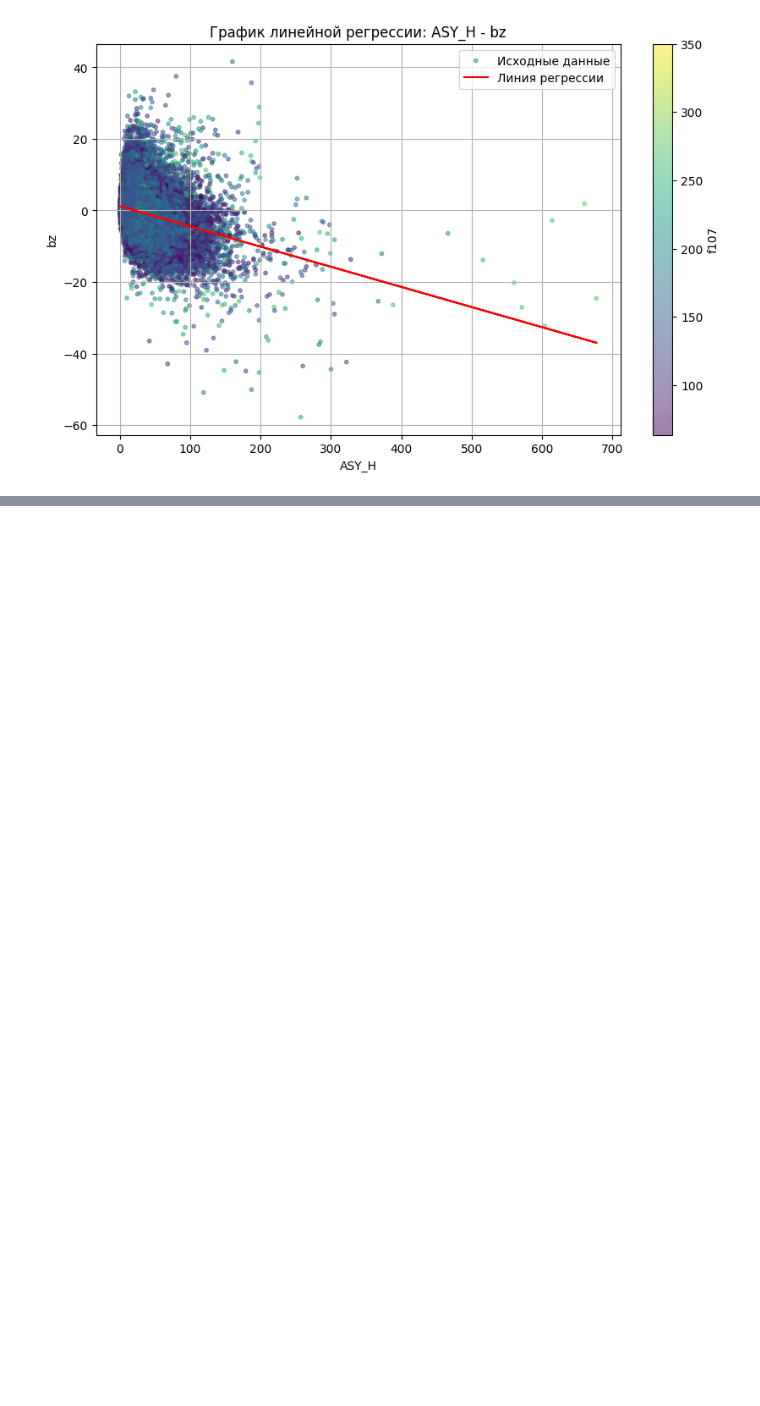
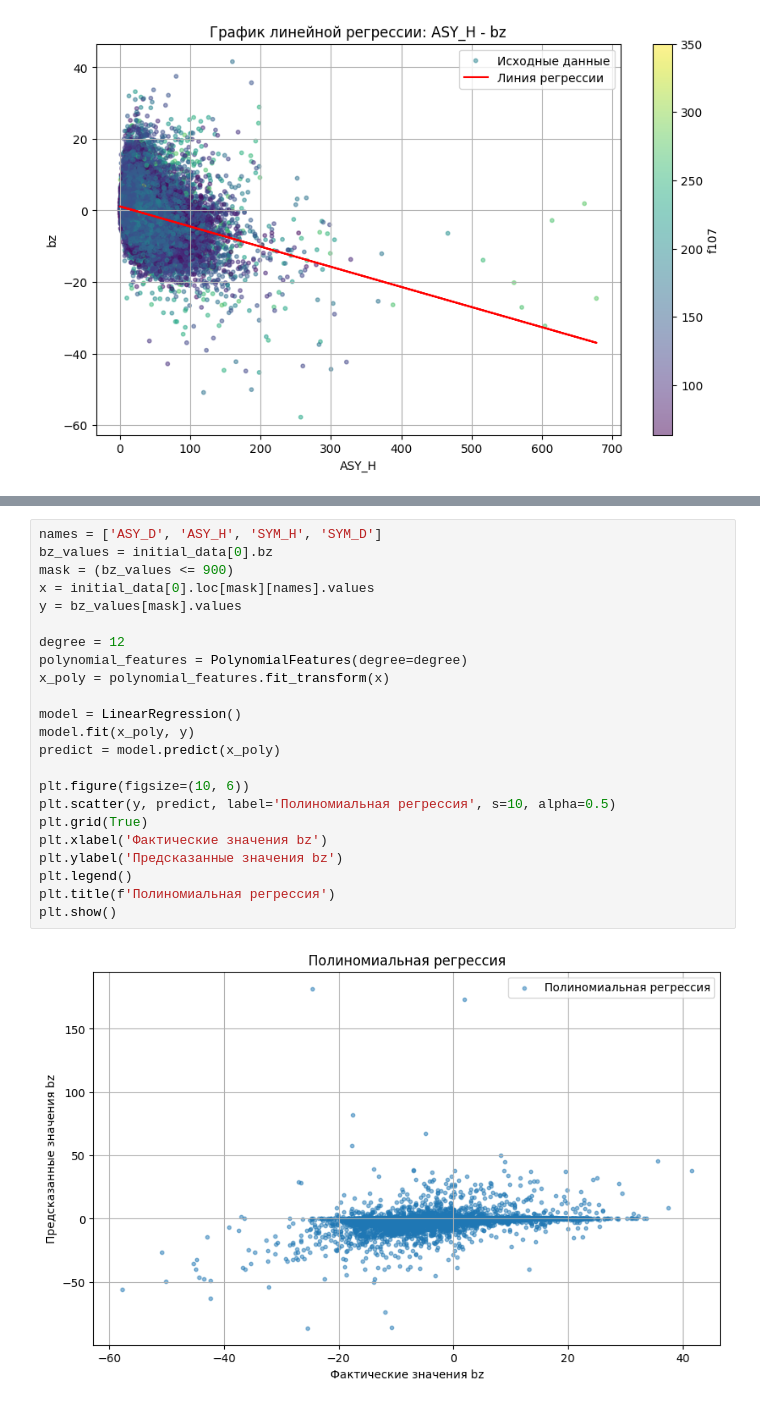
Before and after one commit to rkrwete/BigData, a Jupyter notebook: main.ipynb, the cells around one changed output, grey strips where cells are left out. Cells and saved outputs as stored; diff of their text form; blank space fills up the shorter version.

Commit message:
Полиминальная регрессия

```diff
--- a/main.ipynb
+++ b/main.ipynb
@@ -209,0 +248,25 @@ No artists with labels found to put in legend.  Note that artists whose label st
+# %%
+names = ['ASY_D', 'ASY_H', 'SYM_H', 'SYM_D']
+bz_values = initial_data[0].bz
+mask = (bz_values <= 900)
+x = initial_data[0].loc[mask][names].values
+y = bz_values[mask].values
+
+degree = 12
+polynomial_features = PolynomialFeatures(degree=degree)
+x_poly = polynomial_features.fit_transform(x)
+
+model = LinearRegression()
+model.fit(x_poly, y)
+predict = model.predict(x_poly)
+
+plt.figure(figsize=(10, 6))
+plt.scatter(y, predict, label='Полиномиальная регрессия', s=10, alpha=0.5)
+plt.grid(True)
+plt.xlabel('Фактические значения bz')
+plt.ylabel('Предсказанные значения bz')
+plt.legend()
+plt.title(f'Полиномиальная регрессия')
+plt.show()
+# %% [output]
+[figure, added]
```
Also changed, not shown: parts of 3 cells of this notebook.
